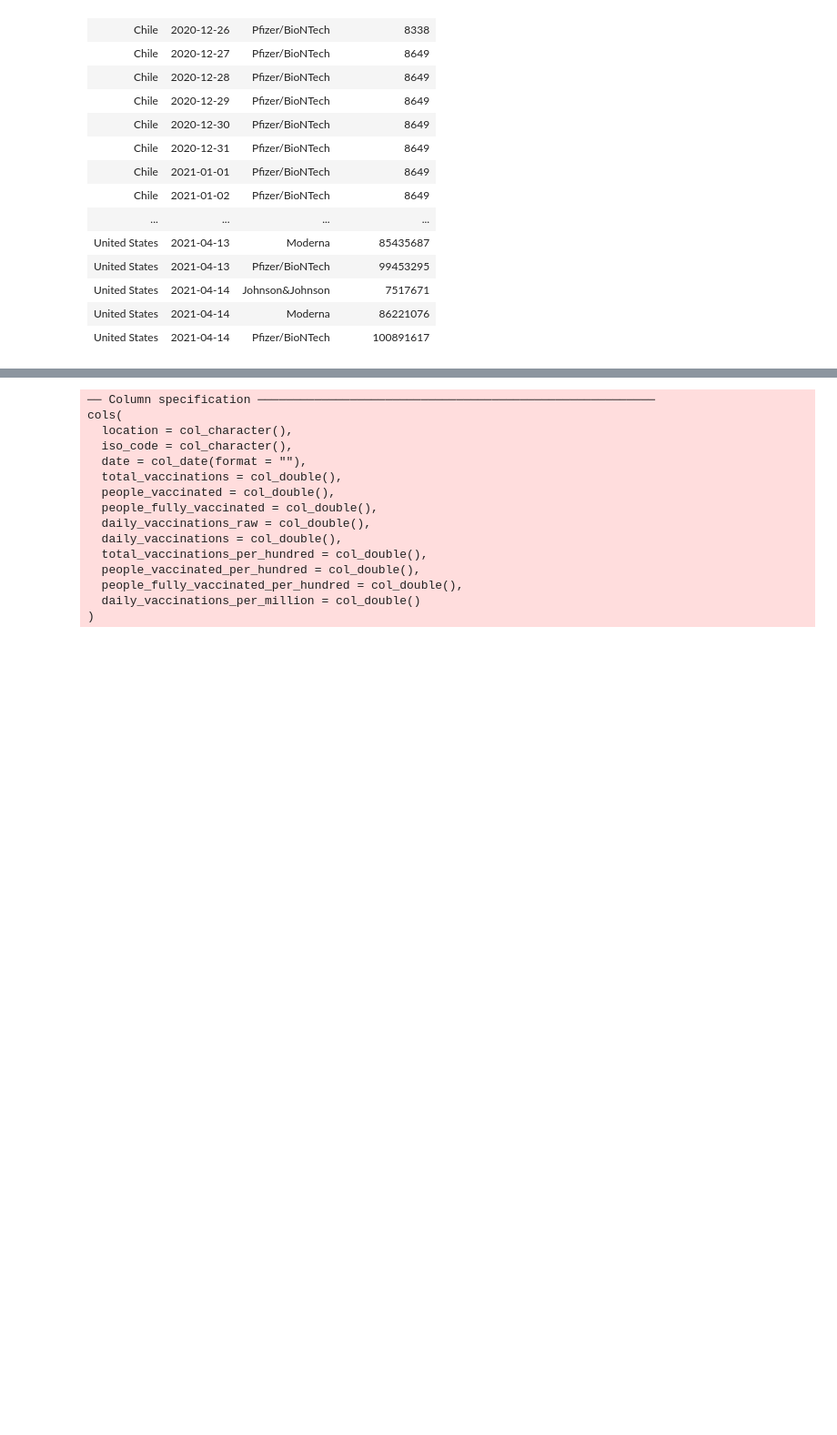
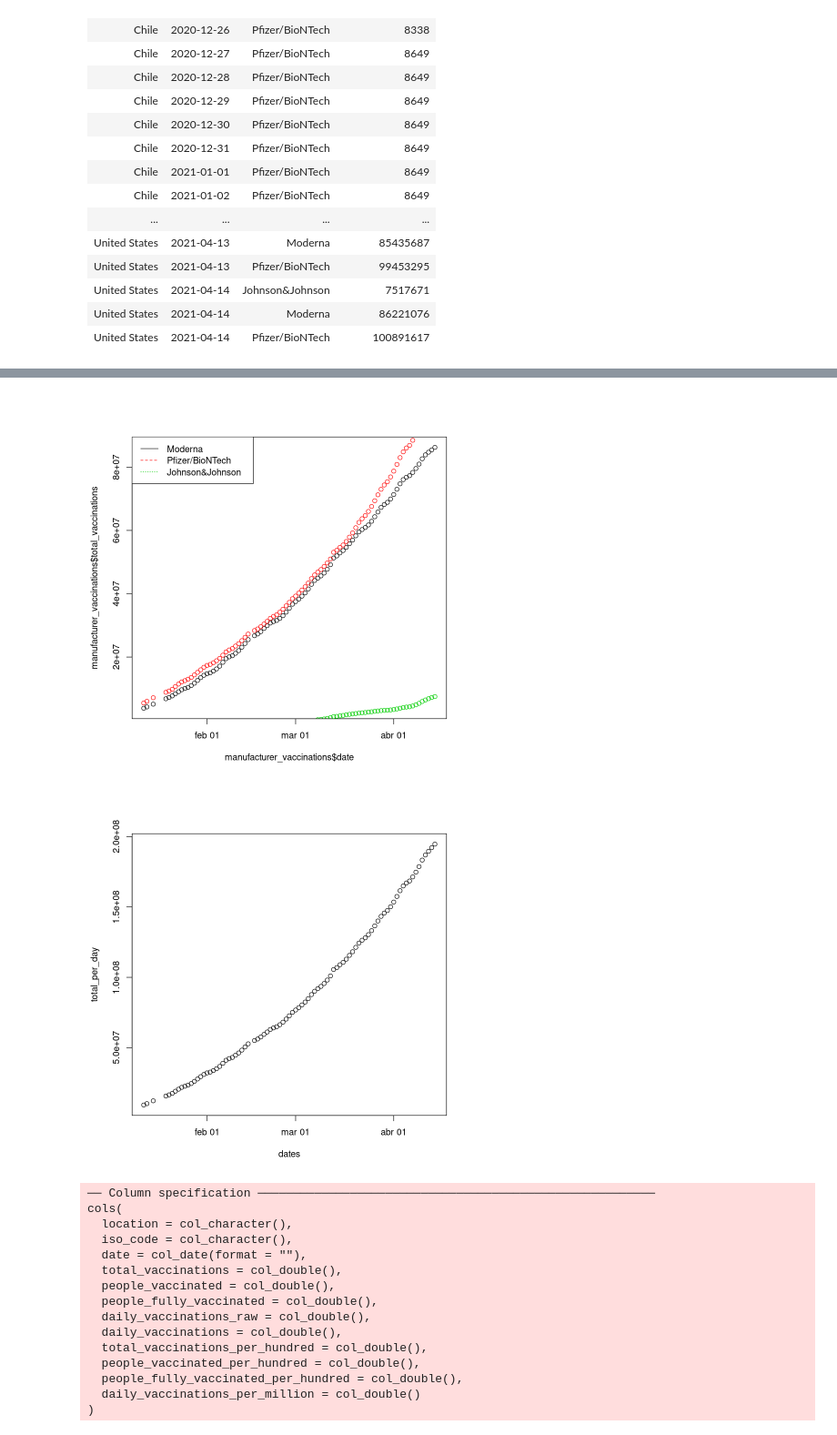
Before and after one commit to eigen-carmona/AdvStats, a Jupyter notebook: lab1/Solutions.ipynb, the cells around one changed output, grey strips where cells are left out. Shown at 91% size. Drawn from its saved outputs; the diff is of its cells as text; code cells hidden in the pictures; blank space fills up the shorter version.

```diff
--- a/lab1/Solutions.ipynb
+++ b/lab1/Solutions.ipynb
@@ -328,3 +354,8 @@ A spec_tbl_df: 2350 × 4
+# %%
+brand_shots('United States')
+# %% [output]
+[figure, added]
+[figure, added]
 # %%
 vaccinations <- read_csv("https://raw.githubusercontent.com/owid/covid-19-data/master/public/data/vaccinations/vaccinations.csv")
 vaccinations
```
Also changed, not shown: parts of 3 cells of this notebook.
